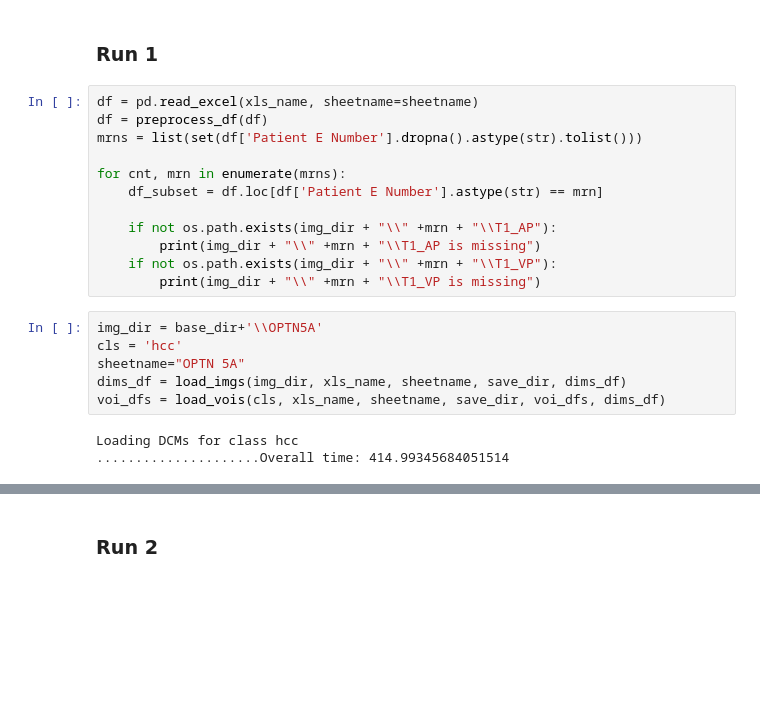
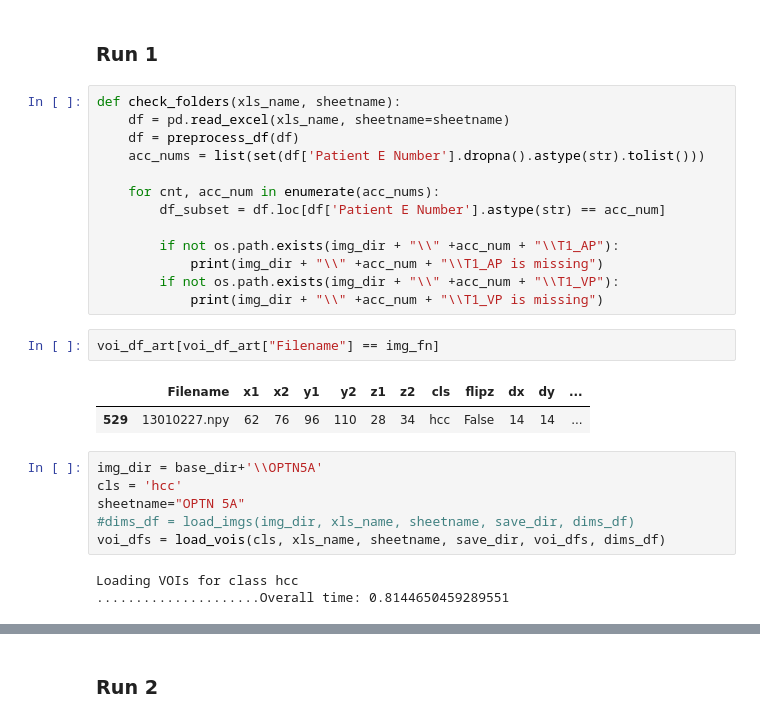
Before and after one commit to clintonjwang/voi-classifier, a Jupyter notebook: data-retriever.ipynb, the cells around one changed output, grey strips where cells are left out. Cells and saved outputs as stored; diff of their text form; blank space fills up the shorter version.

```diff
--- a/data-retriever.ipynb
+++ b/data-retriever.ipynb
@@ -193,23 +214,29 @@ base_dir = "Z:"
 # %% [markdown]
 ### Run 1
 # %%
-df = pd.read_excel(xls_name, sheetname=sheetname)
-df = preprocess_df(df)
-mrns = list(set(df['Patient E Number'].dropna().astype(str).tolist()))
+def check_folders(xls_name, sheetname):
+    df = pd.read_excel(xls_name, sheetname=sheetname)
+    df = preprocess_df(df)
+    acc_nums = list(set(df['Patient E Number'].dropna().astype(str).tolist()))
 
-for cnt, mrn in enumerate(mrns):
-    df_subset = df.loc[df['Patient E Number'].astype(str) == mrn]
+    for cnt, acc_num in enumerate(acc_nums):
+        df_subset = df.loc[df['Patient E Number'].astype(str) == acc_num]
 
-    if not os.path.exists(img_dir + "\\" +mrn + "\\T1_AP"):
-        print(img_dir + "\\" +mrn + "\\T1_AP is missing")
-    if not os.path.exists(img_dir + "\\" +mrn + "\\T1_VP"):
-        print(img_dir + "\\" +mrn + "\\T1_VP is missing")
+        if not os.path.exists(img_dir + "\\" +acc_num + "\\T1_AP"):
+            print(img_dir + "\\" +acc_num + "\\T1_AP is missing")
+        if not os.path.exists(img_dir + "\\" +acc_num + "\\T1_VP"):
+            print(img_dir + "\\" +acc_num + "\\T1_VP is missing")
+# %%
+voi_df_art[voi_df_art["Filename"] == img_fn]
+# %% [output]
+|  | Filename | x1 | x2 | y1 | y2 | z1 | z2 | cls | flipz | dx | dy | ... |
+| 529 | 13010227.npy | 62 | 76 | 96 | 110 | 28 | 34 | hcc | False | 14 | 14 | ... |
 # %%
 img_dir = base_dir+'\\OPTN5A'
 cls = 'hcc'
 sheetname="OPTN 5A"
-dims_df = load_imgs(img_dir, xls_name, sheetname, save_dir, dims_df)
+#dims_df = load_imgs(img_dir, xls_name, sheetname, save_dir, dims_df)
 voi_dfs = load_vois(cls, xls_name, sheetname, save_dir, voi_dfs, dims_df)
 # %% [output]
-Loading DCMs for class hcc
-.....................Overall time: 414.99345684051514
+Loading VOIs for class hcc
+.....................Overall time: 0.8144650459289551
```
Also changed, not shown: parts of 39 cells of this notebook, 6 other files.
